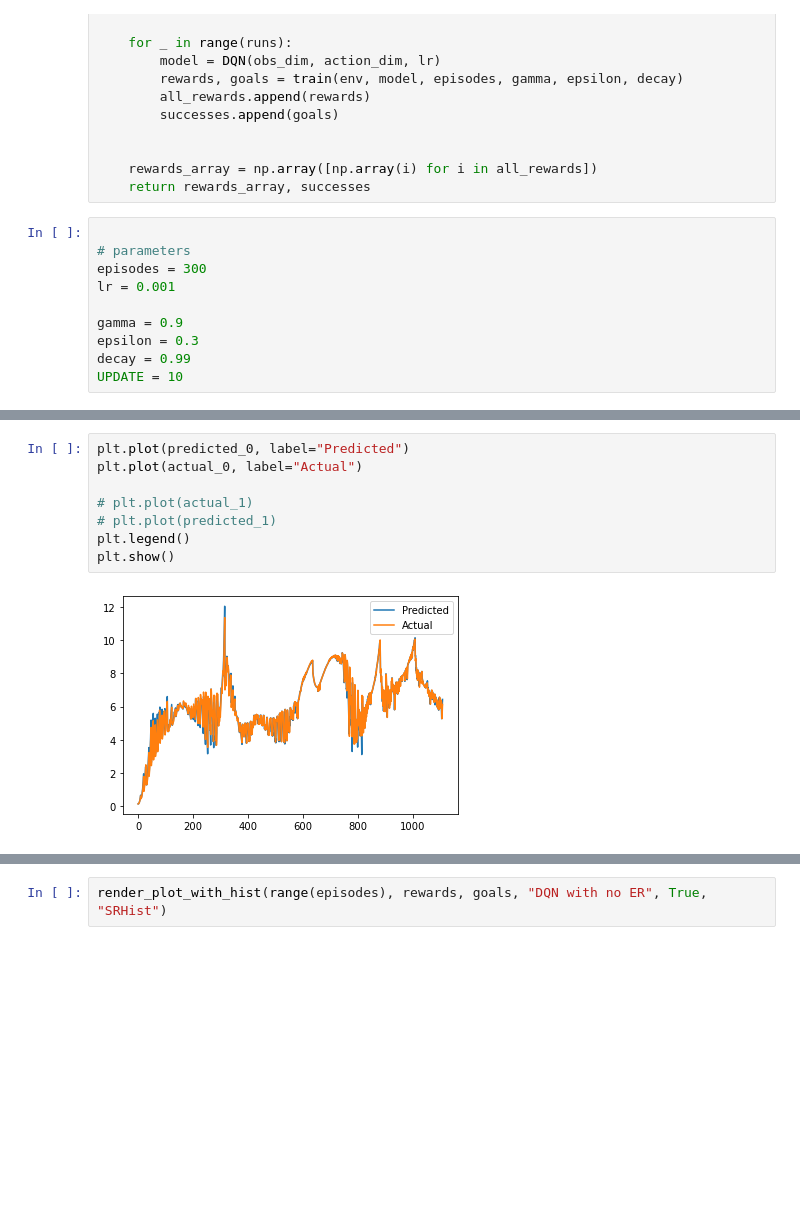
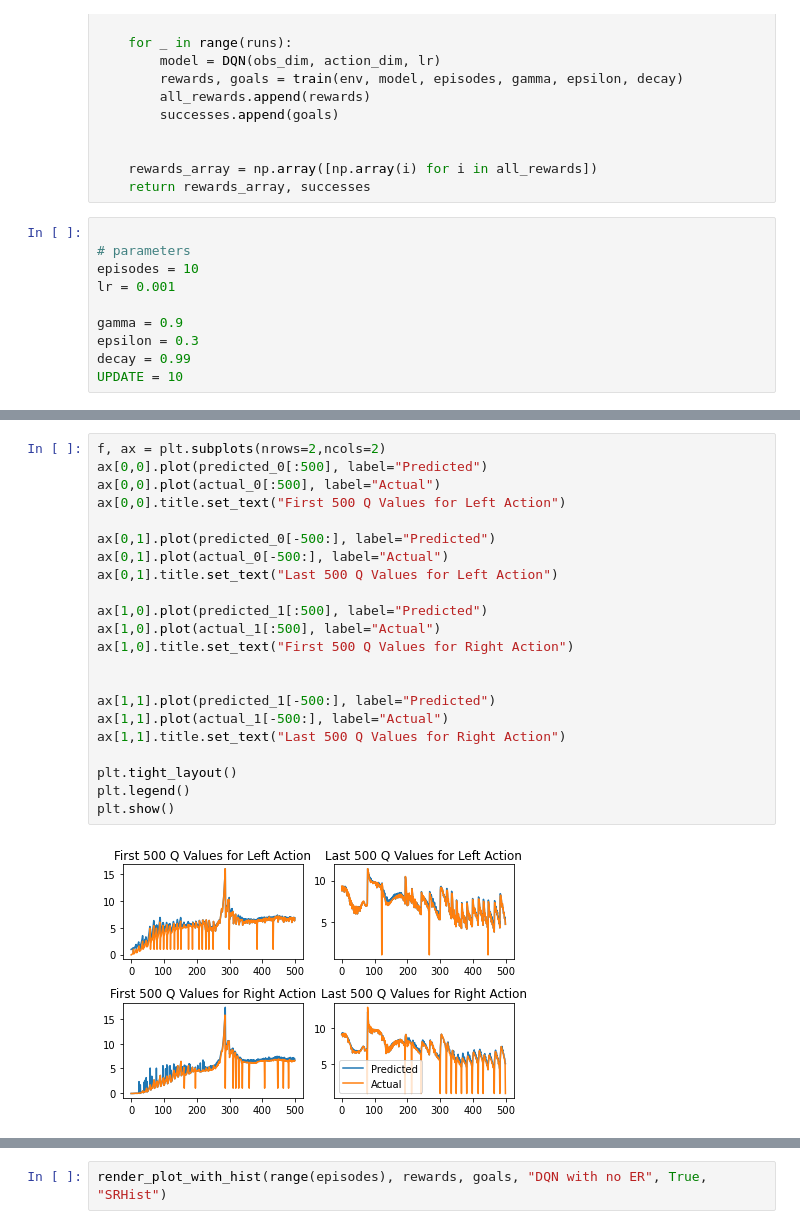
Before and after one commit to Dylan-Trollope/MSCDissertation, a Jupyter notebook: CartPole/SingleReplay.ipynb, the cells around one changed output, grey strips where cells are left out. Cells and saved outputs as stored; diff of their text form; blank space fills up the shorter version.

Commit message:
Q values vs slices of state space

```diff
--- a/CartPole/SingleReplay.ipynb
+++ b/CartPole/SingleReplay.ipynb
@@ -130,7 +162,7 @@ def average(runs, env, episodes):
 # %%
 
 # parameters
-episodes = 300
+episodes = 10
 lr = 0.001
 
 gamma = 0.9
@@ -171,11 +221,25 @@ plt.show()
 # %%
-plt.plot(predicted_0, label="Predicted")
-plt.plot(actual_0, label="Actual")
+f, ax = plt.subplots(nrows=2,ncols=2)
+ax[0,0].plot(predicted_0[:500], label="Predicted")
+ax[0,0].plot(actual_0[:500], label="Actual")
+ax[0,0].title.set_text("First 500 Q Values for Left Action")
 
-# plt.plot(actual_1)
-# plt.plot(predicted_1)
+ax[0,1].plot(predicted_0[-500:], label="Predicted")
+ax[0,1].plot(actual_0[-500:], label="Actual")
+ax[0,1].title.set_text("Last 500 Q Values for Left Action")
+
+ax[1,0].plot(predicted_1[:500], label="Predicted")
+ax[1,0].plot(actual_1[:500], label="Actual")
+ax[1,0].title.set_text("First 500 Q Values for Right Action")
+
+
+ax[1,1].plot(predicted_1[-500:], label="Predicted")
+ax[1,1].plot(actual_1[-500:], label="Actual")
+ax[1,1].title.set_text("Last 500 Q Values for Right Action")
+
+plt.tight_layout()
 plt.legend()
 plt.show()
 # %% [output]
-[figure, old version]
+[figure, new version]
 # %%
```
Also changed, not shown: parts of 15 cells of this notebook, 2 other files.
